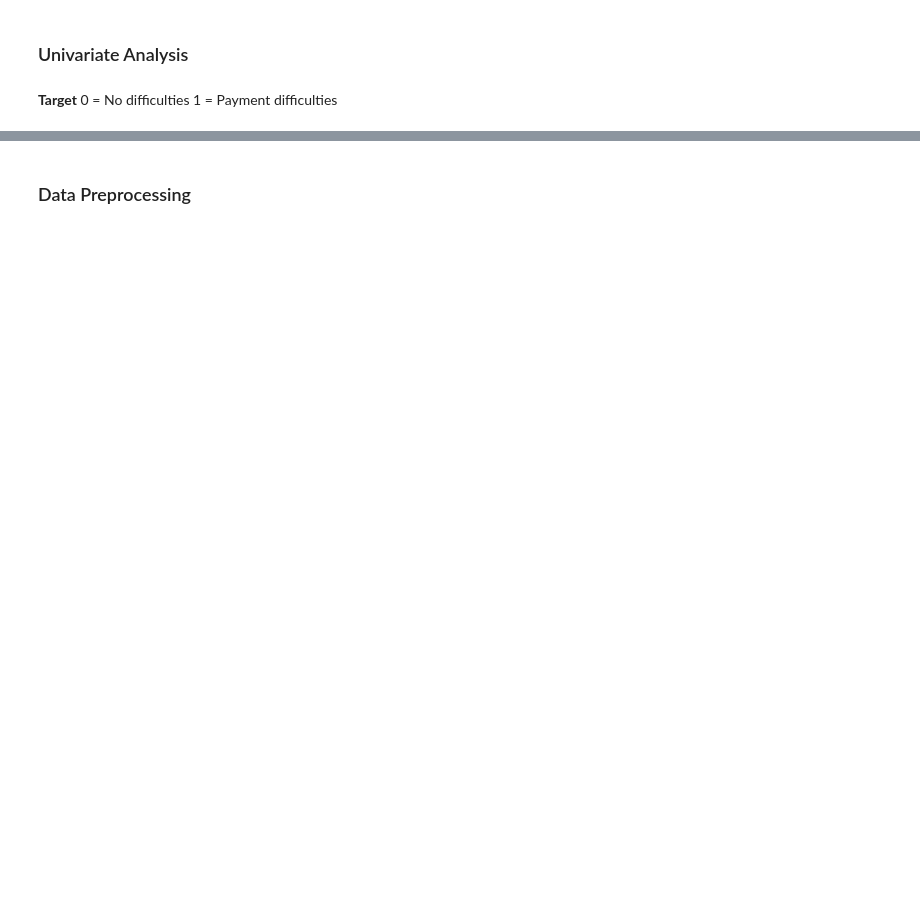
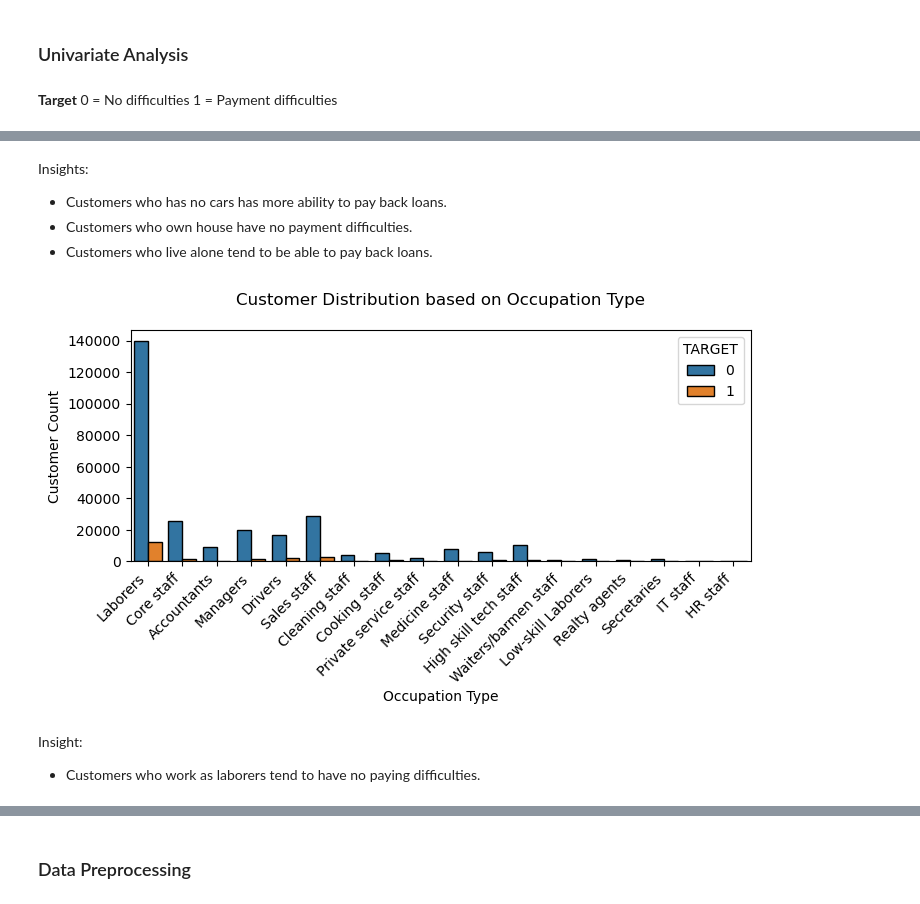
Before and after one commit to regitafif/PBI_HomeCreditScorecard, a Jupyter notebook: scorecard model.ipynb, the cells around one changed output, grey strips where cells are left out. Cells and saved outputs as stored; diff of their text form; code cells hidden in the pictures; blank space fills up the shorter version.

```diff
--- a/scorecard model.ipynb
+++ b/scorecard model.ipynb
@@ -273,0 +504,18 @@ plt.show()
+# %% [markdown]
+Insights:
+- Customers who has no cars has more ability to pay back loans.
+- Customers who own house have no payment difficulties.
+- Customers who live alone tend to be able to pay back loans.
+# %%
+plt.figure(figsize=(8, 3))
+sns.countplot(x='OCCUPATION_TYPE', data=dfeda, hue='TARGET', edgecolor='black')
+plt.title('Customer Distribution based on Occupation Type\n')
+plt.xlabel('Occupation Type')
+plt.ylabel('Customer Count')
+plt.xticks(rotation=45, ha='right')
+plt.show()
+# %% [output]
+[figure, added]
+# %% [markdown]
+Insight:
+- Customers who work as laborers tend to have no paying difficulties.
```
Also changed, not shown: parts of 53 cells of this notebook.
